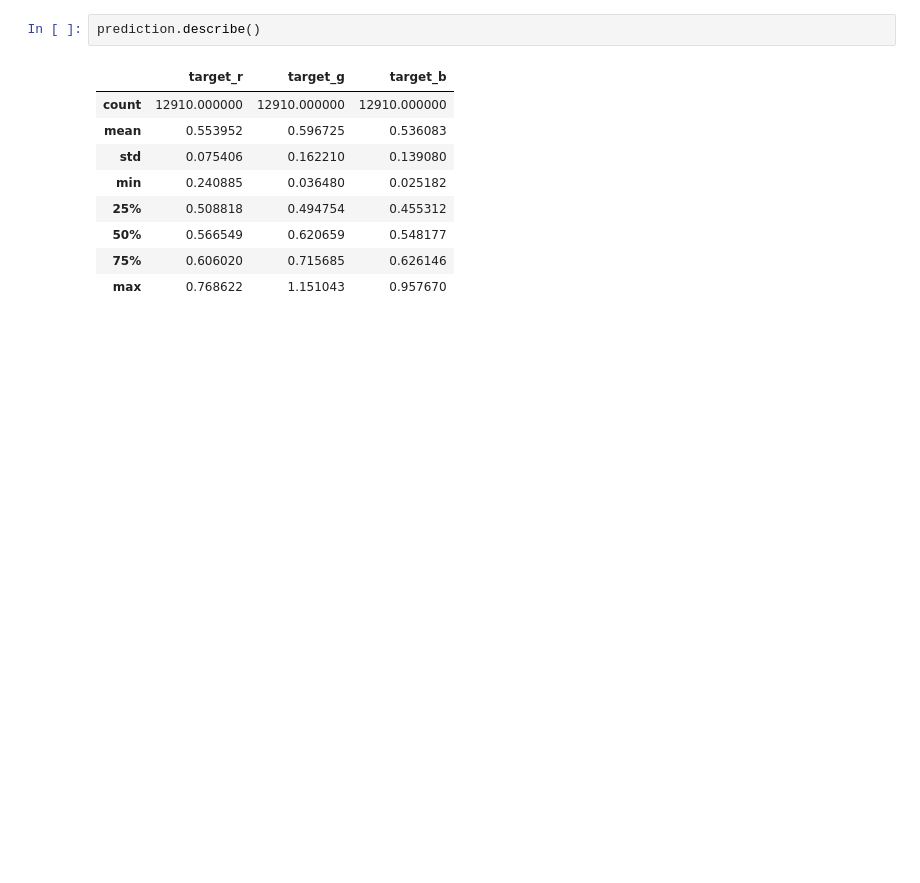
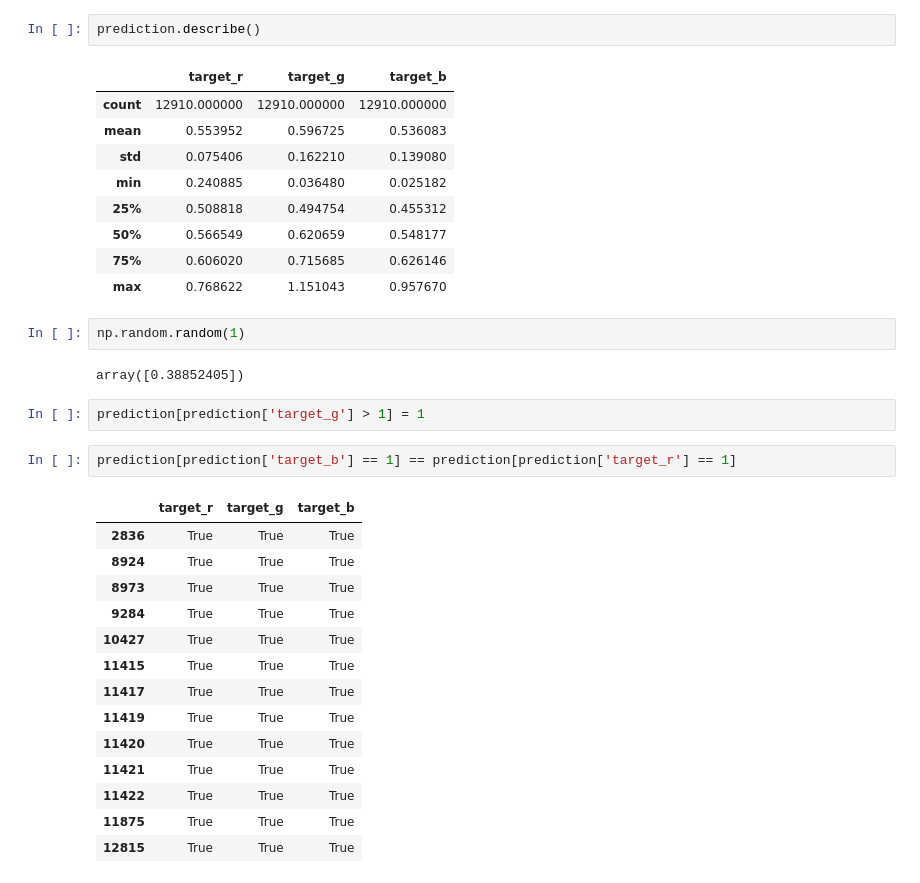
Before and after one commit to pratik-poudel/datacrunch, a Jupyter notebook: 25th April Feval Lgbm Template.ipynb, the cells around one changed output. Drawn from its saved outputs; the diff is of its cells as text; blank space fills up the shorter version.

```diff
--- a/25th April Feval Lgbm Template.ipynb
+++ b/25th April Feval Lgbm Template.ipynb
@@ -360,3 +360,26 @@ prediction.describe()
 | 50% | 0.566549 | 0.620659 | 0.548177 |
 | 75% | 0.606020 | 0.715685 | 0.626146 |
 | max | 0.768622 | 1.151043 | 0.957670 |
+# %%
+np.random.random(1)
+# %% [output]
+array([0.38852405])
+# %%
+prediction[prediction['target_g'] > 1] = 1
+# %%
+prediction[prediction['target_b'] == 1] == prediction[prediction['target_r'] == 1]
+# %% [output]
+|  | target_r | target_g | target_b |
+| 2836 | True | True | True |
+| 8924 | True | True | True |
+| 8973 | True | True | True |
+| 9284 | True | True | True |
+| 10427 | True | True | True |
+| 11415 | True | True | True |
+| 11417 | True | True | True |
+| 11419 | True | True | True |
+| 11420 | True | True | True |
+| 11421 | True | True | True |
+| 11422 | True | True | True |
+| 11875 | True | True | True |
+| 12815 | True | True | True |
```
Also changed, not shown: parts of 3 cells of this notebook.
